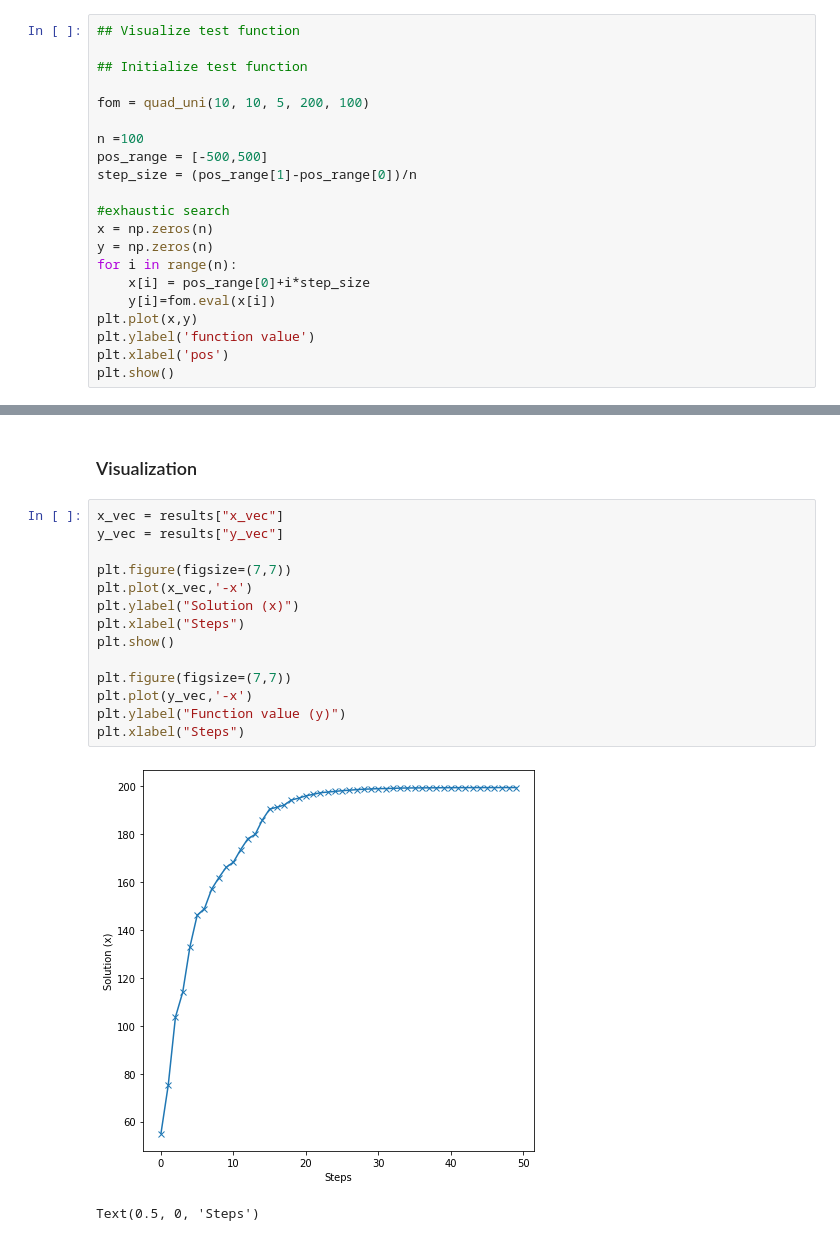
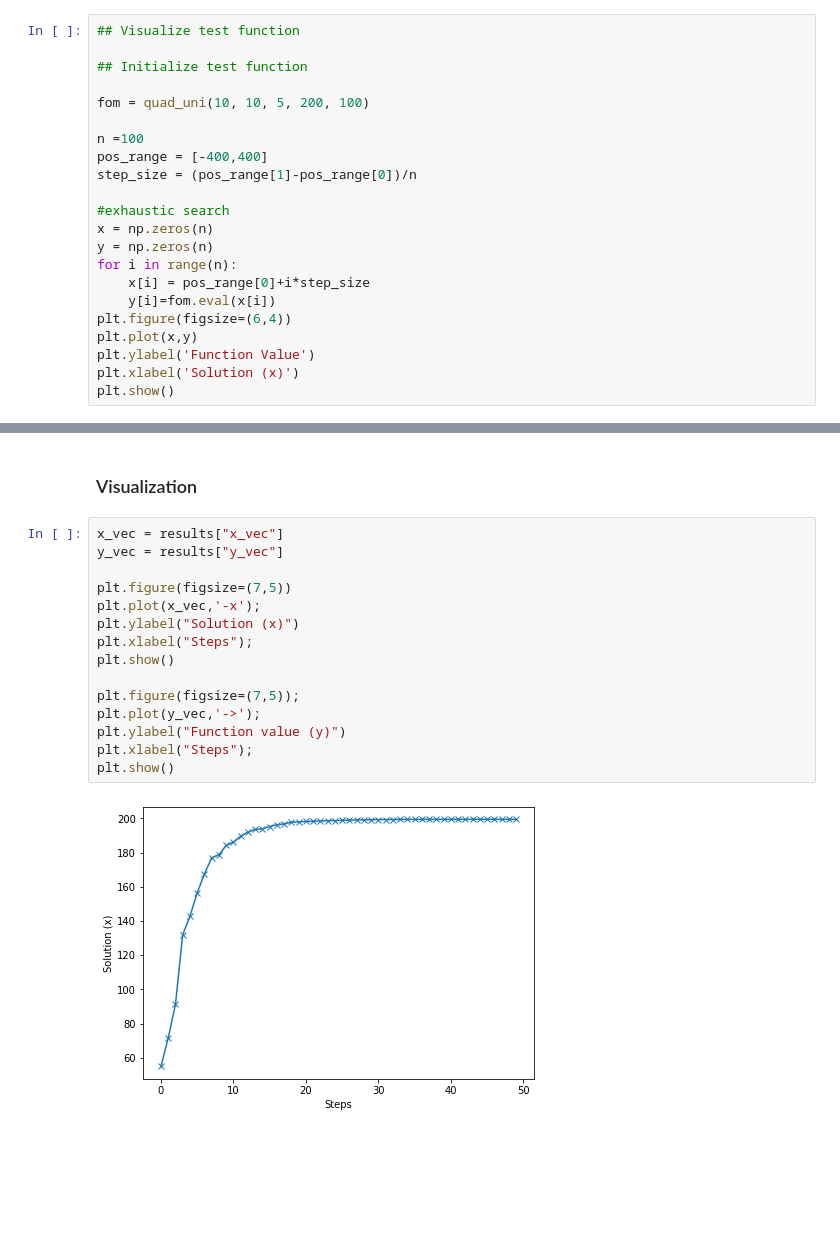
Before and after one commit to nivalle/EvolutionaryStrategy, a Jupyter notebook: ZO_evolution.ipynb, the cells around one changed output, grey strips where cells are left out. Drawn from its saved outputs; the diff is of its cells as text; blank space fills up the shorter version.

Commit message:
updated plots

```diff
--- a/ZO_evolution.ipynb
+++ b/ZO_evolution.ipynb
@@ -34,7 +34,7 @@ class quad_uni: #univariate quadratic functions: a_2(x-b_2)^2+a_1(x-b_1)+a_0
 fom = quad_uni(10, 10, 5, 200, 100)
 
 n =100
-pos_range = [-500,500]
+pos_range = [-400,400]
 step_size = (pos_range[1]-pos_range[0])/n
 
 #exhaustic search
@@ -43,8 +43,9 @@ y = np.zeros(n)
 for i in range(n):
     x[i] = pos_range[0]+i*step_size
     y[i]=fom.eval(x[i])
+plt.figure(figsize=(6,4))
 plt.plot(x,y)
-plt.ylabel('function value')
-plt.xlabel('pos')
+plt.ylabel('Function Value')
+plt.xlabel('Solution (x)')
 plt.show()
 # %% [output]
@@ -114,17 +115,17 @@ results = es_optimize(fom,x_init, es_coef)
 # %%
 x_vec = results["x_vec"]
 y_vec = results["y_vec"]
 
-plt.figure(figsize=(7,7))
-plt.plot(x_vec,'-x')
+plt.figure(figsize=(7,5))
+plt.plot(x_vec,'-x');
 plt.ylabel("Solution (x)")
-plt.xlabel("Steps")
+plt.xlabel("Steps");
 plt.show()
 
-plt.figure(figsize=(7,7))
-plt.plot(y_vec,'-x')
+plt.figure(figsize=(7,5));
+plt.plot(y_vec,'->');
 plt.ylabel("Function value (y)")
-plt.xlabel("Steps")
+plt.xlabel("Steps");
+plt.show()
 # %% [output]
-[figure, old version]
+[figure, new version]
-Text(0.5, 0, 'Steps')
```
Also changed, not shown: parts of 3 cells of this notebook.
